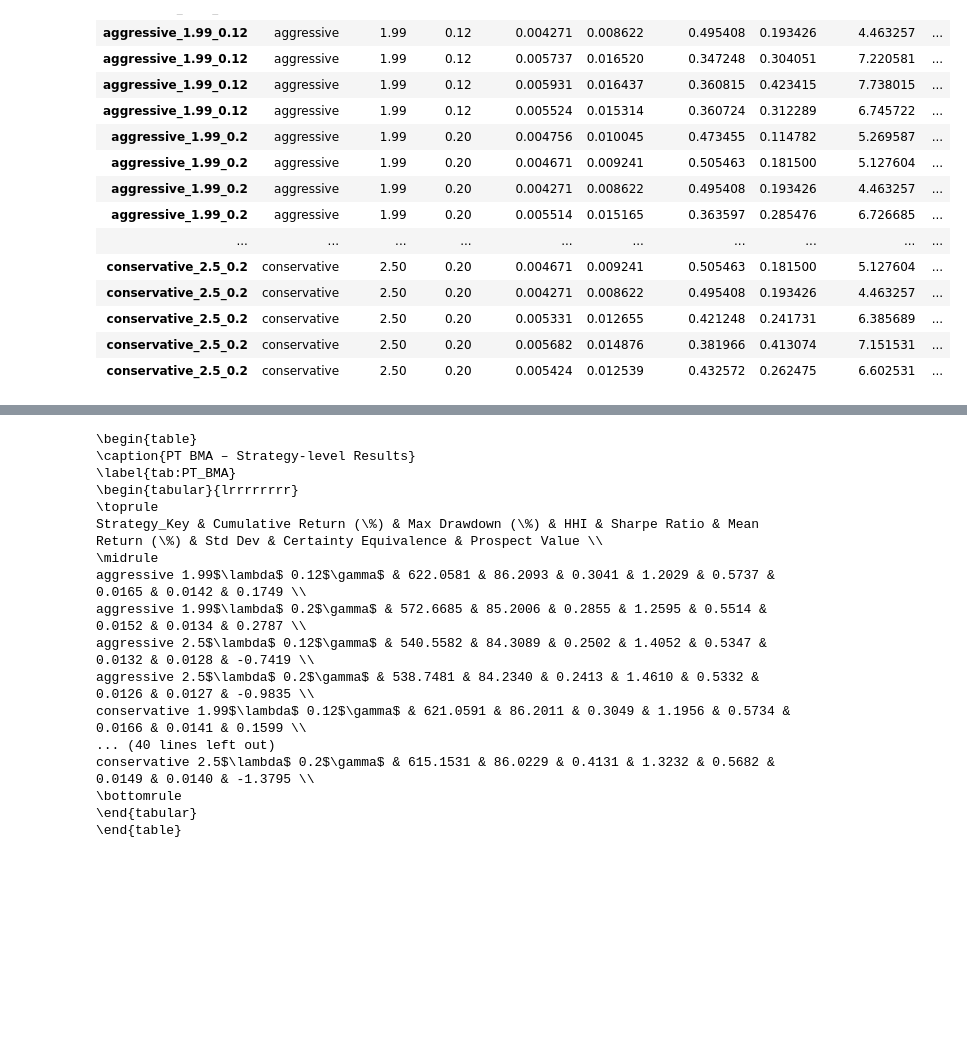
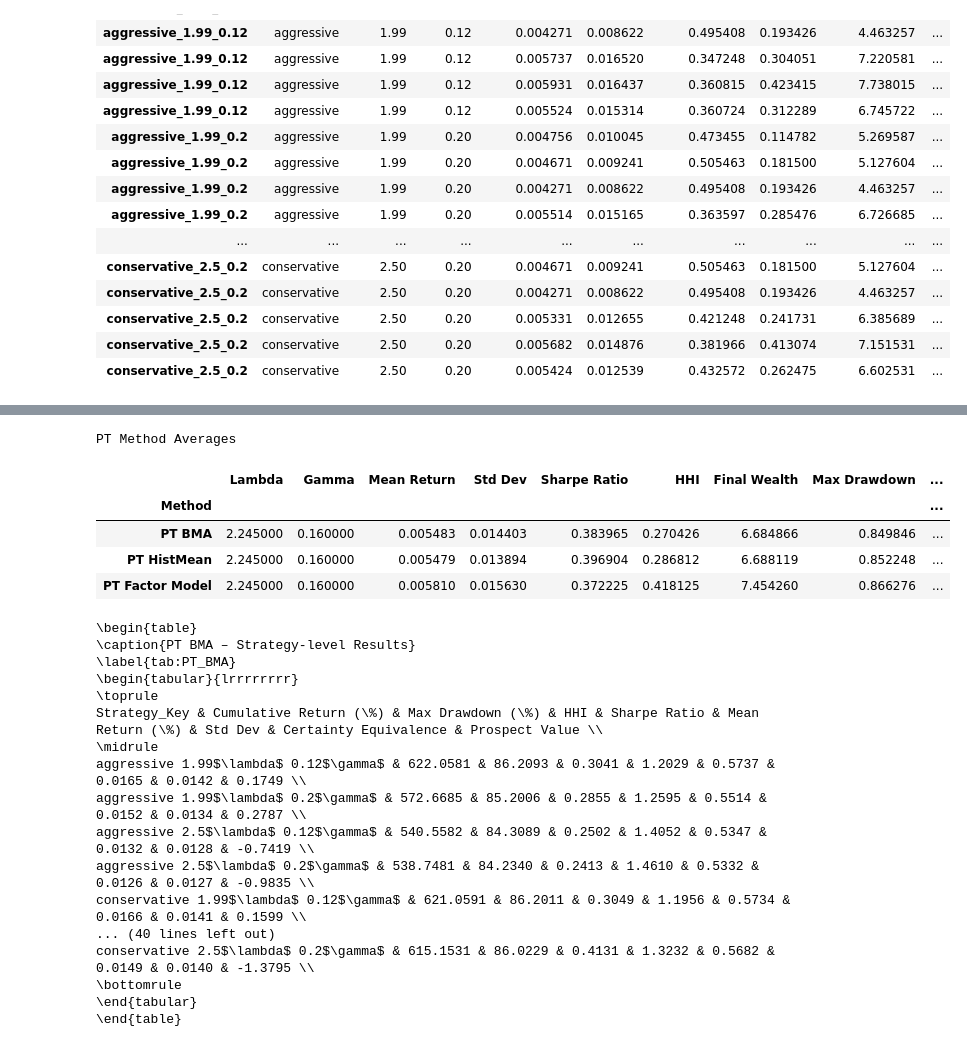
Before and after one commit to CheeseT99/speciale_repo, a Jupyter notebook: jupyternotebooks/results_pt_avg.ipynb, the cells around one changed output, grey strips where cells are left out. Cells and saved outputs as stored; diff of their text form; code cells hidden in the pictures; blank space fills up the shorter version.

```diff
--- a/jupyternotebooks/results_pt_avg.ipynb
+++ b/jupyternotebooks/results_pt_avg.ipynb
@@ -377,3 +392,20 @@ PT Factor Model – Strategy‑level Results
+# %%
+
+
+# Group by Method and take column-wise mean of each metric
+pt_averages = comparison_df.groupby("Method").mean(numeric_only=True)
+
+# Reorder index to ensure PT BMA, PT HistMean, PT Factor Model
+pt_averages = pt_averages.loc[["PT BMA", "PT HistMean", "PT Factor Model"]]
+
+display(pt_averages.style.set_caption("PT Method Averages"))
+# %% [output]
+PT Method Averages
+|  | Lambda | Gamma | Mean Return | Std Dev | Sharpe Ratio | HHI | Final Wealth | Max Drawdown | ... |
+| Method |  |  |  |  |  |  |  |  | ... |
+| PT BMA | 2.245000 | 0.160000 | 0.005483 | 0.014403 | 0.383965 | 0.270426 | 6.684866 | 0.849846 | ... |
+| PT HistMean | 2.245000 | 0.160000 | 0.005479 | 0.013894 | 0.396904 | 0.286812 | 6.688119 | 0.852248 | ... |
+| PT Factor Model | 2.245000 | 0.160000 | 0.005810 | 0.015630 | 0.372225 | 0.418125 | 7.454260 | 0.866276 | ... |
 # %%
 import numpy as np
 
```
Also changed, not shown: parts of 7 cells of this notebook, 13 other files.
